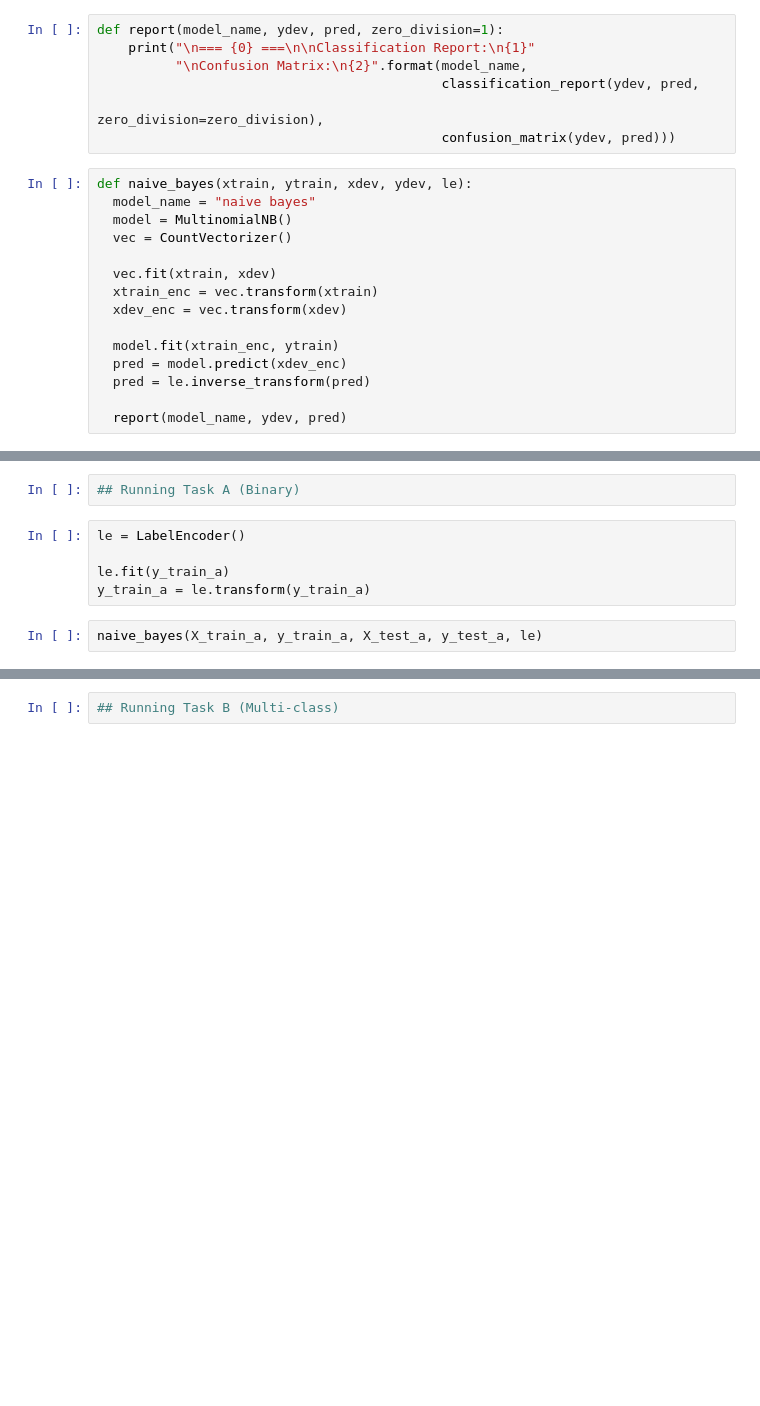
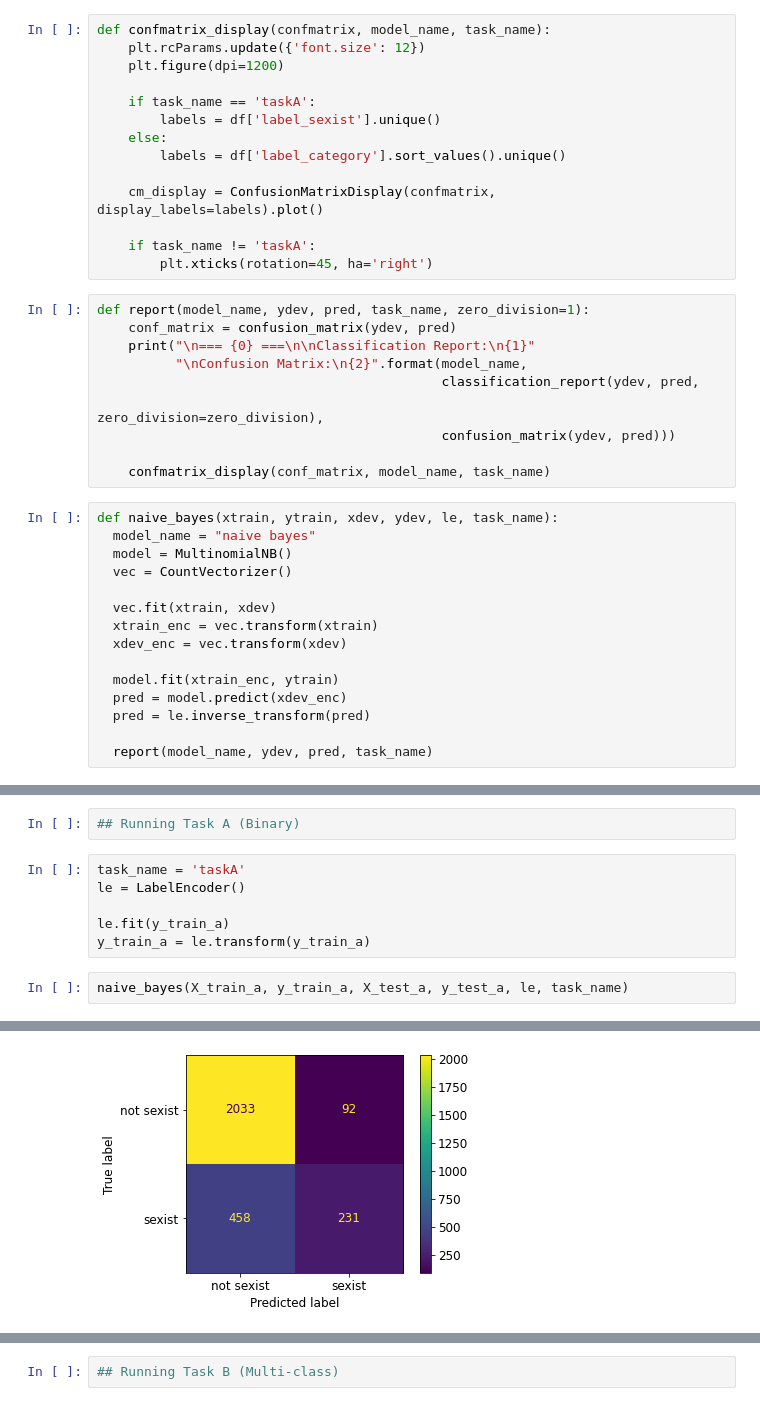
Before and after one commit to Awolters123/shared-task-IS, a Jupyter notebook: Shared_task_IS.ipynb, the cells around one changed output, grey strips where cells are left out. Drawn from its saved outputs; the diff is of its cells as text; blank space fills up the shorter version.

Commit message:
Generate a graphical confusion matrix for each model

```diff
--- a/Shared_task_IS.ipynb
+++ b/Shared_task_IS.ipynb
@@ -41,12 +42,29 @@ Counter({'none': 2141, '2. derogation': 316, '3. animosity': 238, '4. prejudiced
+# %%
+def confmatrix_display(confmatrix, model_name, task_name):
+    plt.rcParams.update({'font.size': 12})
+    plt.figure(dpi=1200)
+
+    if task_name == 'taskA':
+        labels = df['label_sexist'].unique()
+    else:
+        labels = df['label_category'].sort_values().unique()
+
+    cm_display = ConfusionMatrixDisplay(confmatrix, display_labels=labels).plot()
+
+    if task_name != 'taskA':
+        plt.xticks(rotation=45, ha='right')
 # %%
-def report(model_name, ydev, pred, zero_division=1):
+def report(model_name, ydev, pred, task_name, zero_division=1):
+    conf_matrix = confusion_matrix(ydev, pred)
     print("\n=== {0} ===\n\nClassification Report:\n{1}"
           "\nConfusion Matrix:\n{2}".format(model_name,
                                             classification_report(ydev, pred,
                                                                   zero_division=zero_division),
                                             confusion_matrix(ydev, pred)))
+
+    confmatrix_display(conf_matrix, model_name, task_name)
 # %%
-def naive_bayes(xtrain, ytrain, xdev, ydev, le):
+def naive_bayes(xtrain, ytrain, xdev, ydev, le, task_name):
   model_name = "naive bayes"
   model = MultinomialNB()
   vec = CountVectorizer()
@@ -59,5 +77,5 @@ def naive_bayes(xtrain, ytrain, xdev, ydev, le):
   pred = model.predict(xdev_enc)
   pred = le.inverse_transform(pred)
 
-  report(model_name, ydev, pred)
+  report(model_name, ydev, pred, task_name)
 # %%
@@ -108,12 +126,13 @@ def decision_tree_train(xtrain, ytrain, xdev, ydev, le):
 # %%
 ## Running Task A (Binary)
 # %%
+task_name = 'taskA'
 le = LabelEncoder()
 
 le.fit(y_train_a)
 y_train_a = le.transform(y_train_a)
 # %%
-naive_bayes(X_train_a, y_train_a, X_test_a, y_test_a, le)
+naive_bayes(X_train_a, y_train_a, X_test_a, y_test_a, le, task_name)
 # %% [output]
 === naive bayes ===
 
@@ -133 +153,2 @@ Confusion Matrix:
+[figure, added]
 # %%
```
Also changed, not shown: parts of 14 cells of this notebook.
